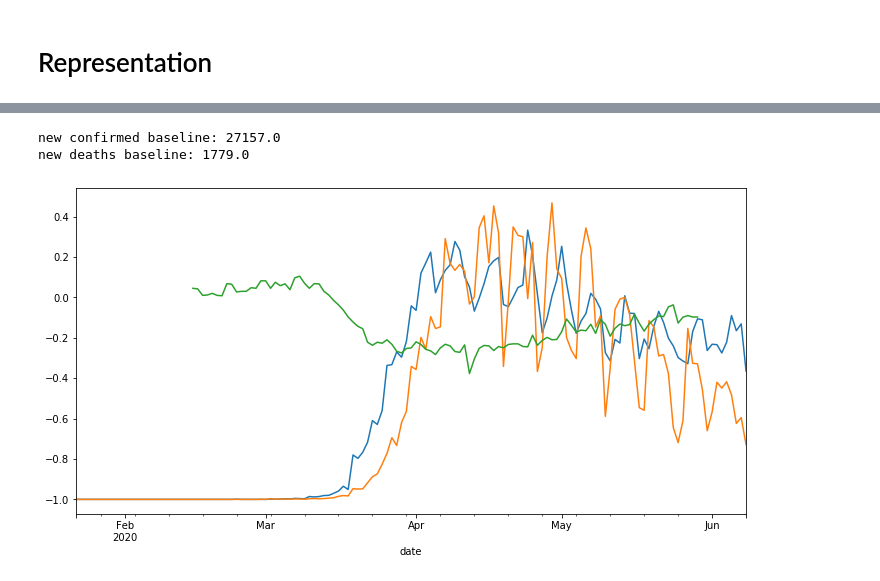
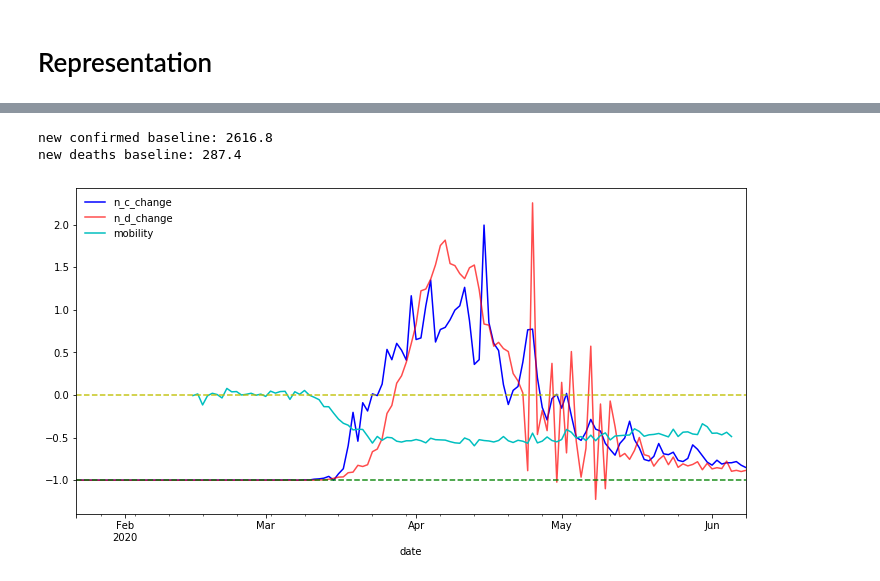
Before and after one commit to abtinkd/covid19, a Jupyter notebook: data-exploration.ipynb, the cells around one changed output, grey strips where cells are left out. Drawn from its saved outputs; the diff is of its cells as text; code cells hidden in the pictures.

```diff
--- a/data-exploration.ipynb
+++ b/data-exploration.ipynb
@@ -408,11 +476,15 @@ Text(0, 0.5, 'shock')
 # %%
-nidx = idx['United States', ' ',' ']
-df.loc[nidx, 'n_c_change'].plot(figsize=(12, 6))
-df.loc[nidx, 'n_d_change'].plot(figsize=(12, 6))
-df.loc[nidx, 'mobility'].plot(figsize=(12, 6))
-print('new confirmed baseline:', df.loc[nidx, 'n_c_baseline_'].values[0])
-print('new deaths baseline:', df.loc[nidx, 'n_d_baseline_'].values[0])
+nidx = idx['United States', 'New York','New York']
+
+df.loc[nidx, 'n_c_change'].plot(figsize=(12, 6), c='b')
+df.loc[nidx, 'n_d_change'].plot(figsize=(12, 6), c='r', alpha=0.7)
+df.loc[nidx, 'mobility'].plot(figsize=(12, 6), c='c')
+plt.axhline(y=0, color='y', alpha=0.9, linestyle='--')
+plt.axhline(y=-1, color='g', alpha=0.9, linestyle='--')
+plt.legend(loc='upper left', frameon=False)
+print('new confirmed baseline:', df.loc[nidx, 'n_c_baseline_'].values[0].round(1))
+print('new deaths baseline:', df.loc[nidx, 'n_d_baseline_'].values[0].round(1))
 # %% [output]
-new confirmed baseline: 27157.0
-new deaths baseline: 1779.0
+new confirmed baseline: 2616.8
+new deaths baseline: 287.4
-[figure, old version]
+[figure, new version]
```
Also changed, not shown: parts of 30 cells of this notebook.
